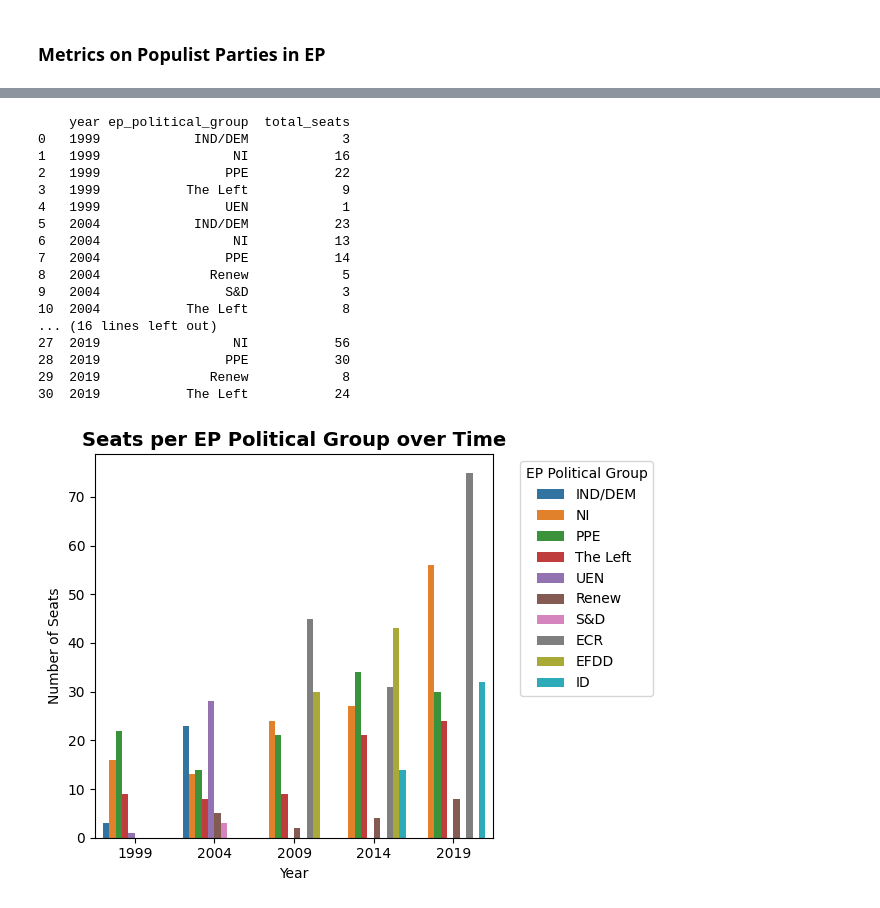
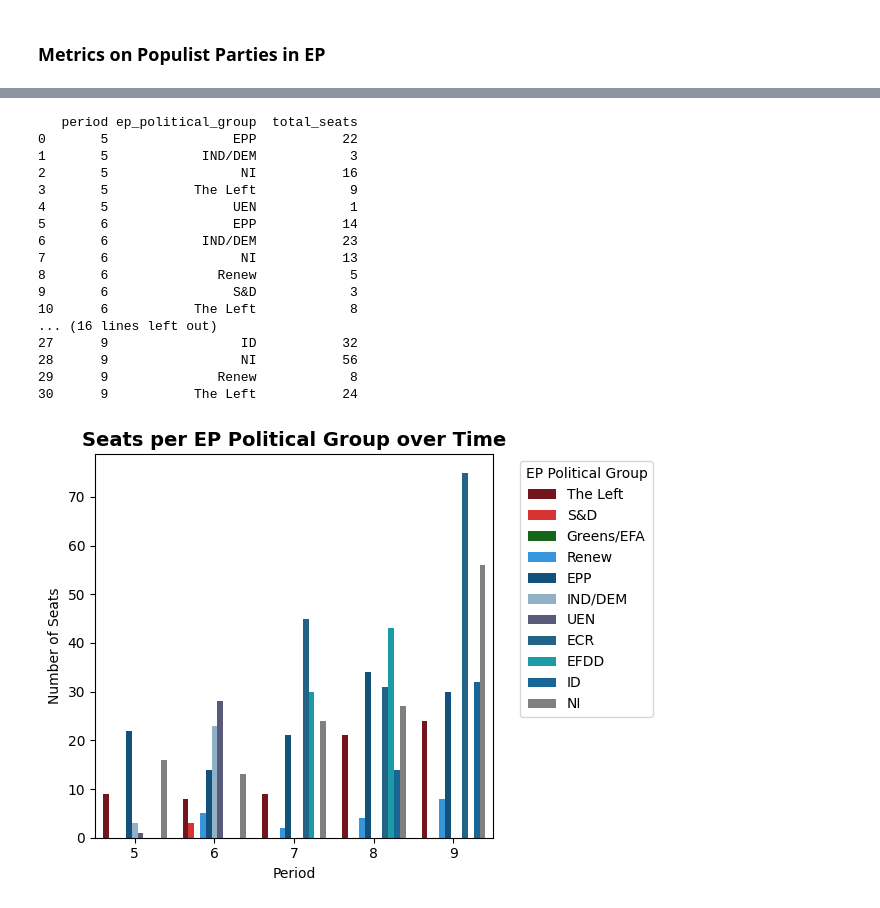
Before and after one commit to gransera/ep_populism_classification, a Jupyter notebook: notebooks/04_analysis_populist_groups.ipynb, the cells around one changed output, grey strips where cells are left out. Saved outputs shown, nothing was run; the diff lists cells and outputs as text; code cells hidden in the pictures.

Commit message:
"Merge of ep and populist data"

```diff
--- a/notebooks/04_analysis_populist_groups.ipynb
+++ b/notebooks/04_analysis_populist_groups.ipynb
@@ -47,3 +34,17 @@ populist_groups['ep_political_group'] = populist_groups['ep_political_group'].re
     'EFD': 'EFDD',
     'ENF': 'ID',
 })
+# %%
+# Change years to legislative periods
+populist_groups['year'] = populist_groups['year'].replace({
+    1999 : '5',
+    2004 : '6',
+    2009 : '7',
+    2014 : '8',
+    2019 : '9',
+})
+
+# Rename year to period column
+populist_groups.rename(columns={'year': 'period'}, inplace=True)
+
+populist_groups.head()
@@ -239,3 +247,22 @@ print(members_per_year)
+# %%
+# Define party group order and color palette for plots
+group_order = [
+    'The Left', 'S&D', 'Greens/EFA', 'Renew', 'EPP', 'IND/DEM', 'UEN', 'ECR', 'EFDD', 'ID', 'NI'
+]
+# %%
+group_palette = {
+    'The Left':    '#820510',  # dark red - far left
+    'S&D':        '#F21818',  # red - social democrats
+    'Greens/EFA': '#08730C',  # green
+    'Renew':       '#199BF7',  # bright blue - liberals
+    'EPP':        '#01548F',  # dark blue - centre-right
+    'IND/DEM':    '#88B4CF',  # light blue - eurosceptics
+    'UEN':        '#545380',  # purple grey - eurosceptics
+    'ECR':        '#116899',  # dark blue - conservatives
+    'EFDD':        '#04AEBF',  # teal - eurosceptics
+    'ID':        '#036BAB',  # blue - far right
+    'NI':         '#808080',  # grey - non-attached
+}
 # %%
 # Visualise
 plt.figure(figsize=(12, 6))
@@ -308,42 +336,44 @@ print(seats_per_group)
 # %%
-# Number of seats in EP per populist party group per year
-seats_per_group = populist_groups.groupby(['year', 'ep_political_group'])['seats'].sum().reset_index(name='total_seats')
+# Number of seats in EP per populist party group per period
+seats_per_group = populist_groups.groupby(['period', 'ep_political_group'])['seats'].sum().reset_index(name='total_seats')
 print(seats_per_group)
 # %% [output]
-    year ep_political_group  total_seats
-0   1999            IND/DEM            3
-1   1999                 NI           16
-2   1999                PPE           22
-3   1999           The Left            9
-4   1999                UEN            1
-5   2004            IND/DEM           23
-6   2004                 NI           13
-7   2004                PPE           14
-8   2004              Renew            5
-9   2004                S&D            3
-10  2004           The Left            8
+   period ep_political_group  total_seats
+0       5                EPP           22
+1       5            IND/DEM            3
+2       5                 NI           16
+3       5           The Left            9
+4       5                UEN            1
+5       6                EPP           14
+6       6            IND/DEM           23
+7       6                 NI           13
+8       6              Renew            5
+9       6                S&D            3
+10      6           The Left            8
 ... (16 lines left out)
-27  2019                 NI           56
-28  2019                PPE           30
-29  2019              Renew            8
-30  2019           The Left           24
+27      9                 ID           32
+28      9                 NI           56
+29      9              Renew            8
+30      9           The Left           24
 # %%
 sns.barplot(
     data=seats_per_group,
-    x='year',
+    x='period',
     y='total_seats',
     hue='ep_political_group',
+    palette=group_palette,
+    hue_order=group_order,
 )
 
 plt.title('Seats per EP Political Group over Time', fontsize=14, fontweight='bold')
 plt.ylabel('Number of Seats')
-plt.xlabel('Year')
+plt.xlabel('Period')
 plt.legend(title='EP Political Group', bbox_to_anchor=(1.05, 1), loc='upper left')
 plt.tight_layout()
-#plt.savefig('../outputs/graphs/members_per_group_over_time.png', dpi=300, bbox_inches='tight')
+plt.savefig('../outputs/graphs/seats_per_group_over_time.png', dpi=300, bbox_inches='tight')
 plt.show()
 # %% [output]
-[figure, old version]
+[figure, new version]
 # %%
 plt.figure(figsize=(12, 6))
 sns.lineplot(
```
Also changed, not shown: parts of 31 cells of this notebook.
